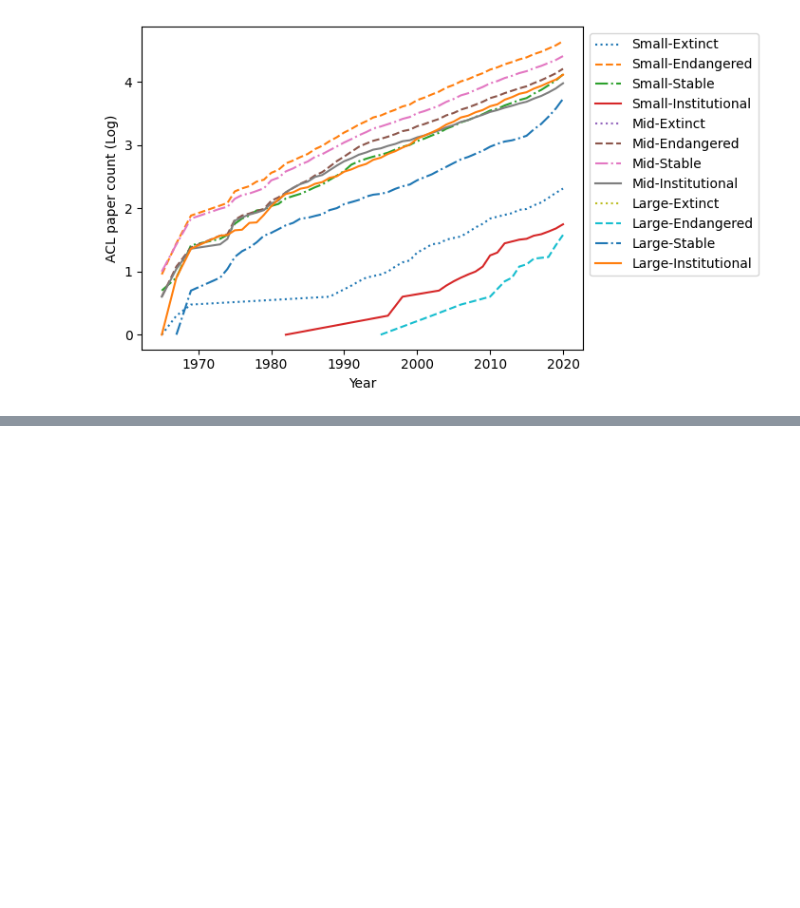
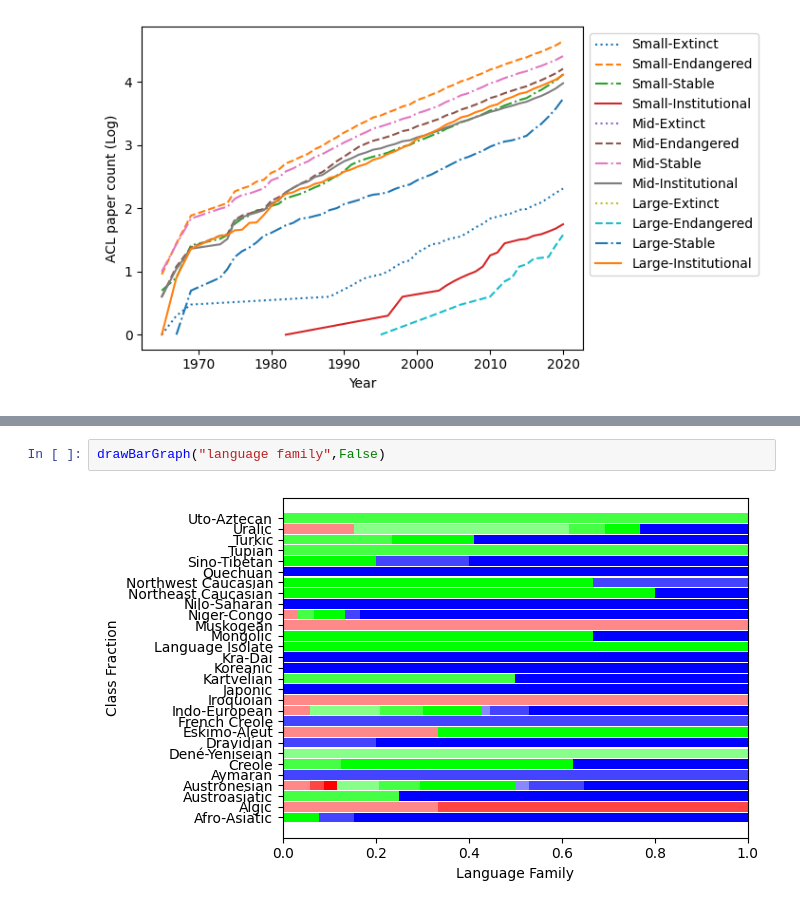
Before and after one commit to NisansaDdS/Some-Languages-are-More-Equal-than-Others, a Jupyter notebook: Generate Diagrams.ipynb, the cells around one changed output, grey strips where cells are left out. Cells and saved outputs as stored; diff of their text form; blank space fills up the shorter version.

```diff
--- a/Generate Diagrams.ipynb
+++ b/Generate Diagrams.ipynb
@@ -1476,0 +1627,4 @@ plt.savefig(pathI+fileName+'.png',bbox_inches='tight', dpi=500)
+# %%
+drawBarGraph("language family",False)
+# %% [output]
+[figure, added]
```
Also changed, not shown: parts of 16 cells of this notebook, 4 other files.
